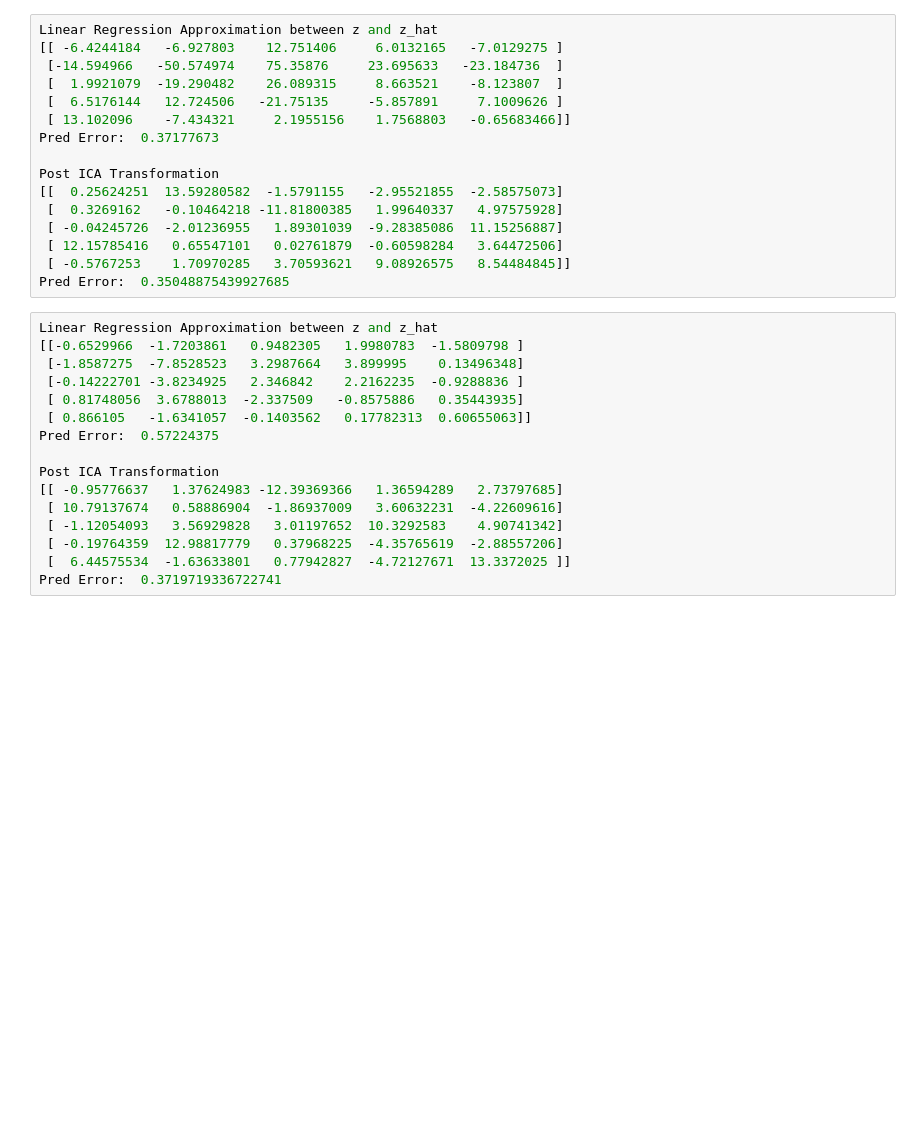
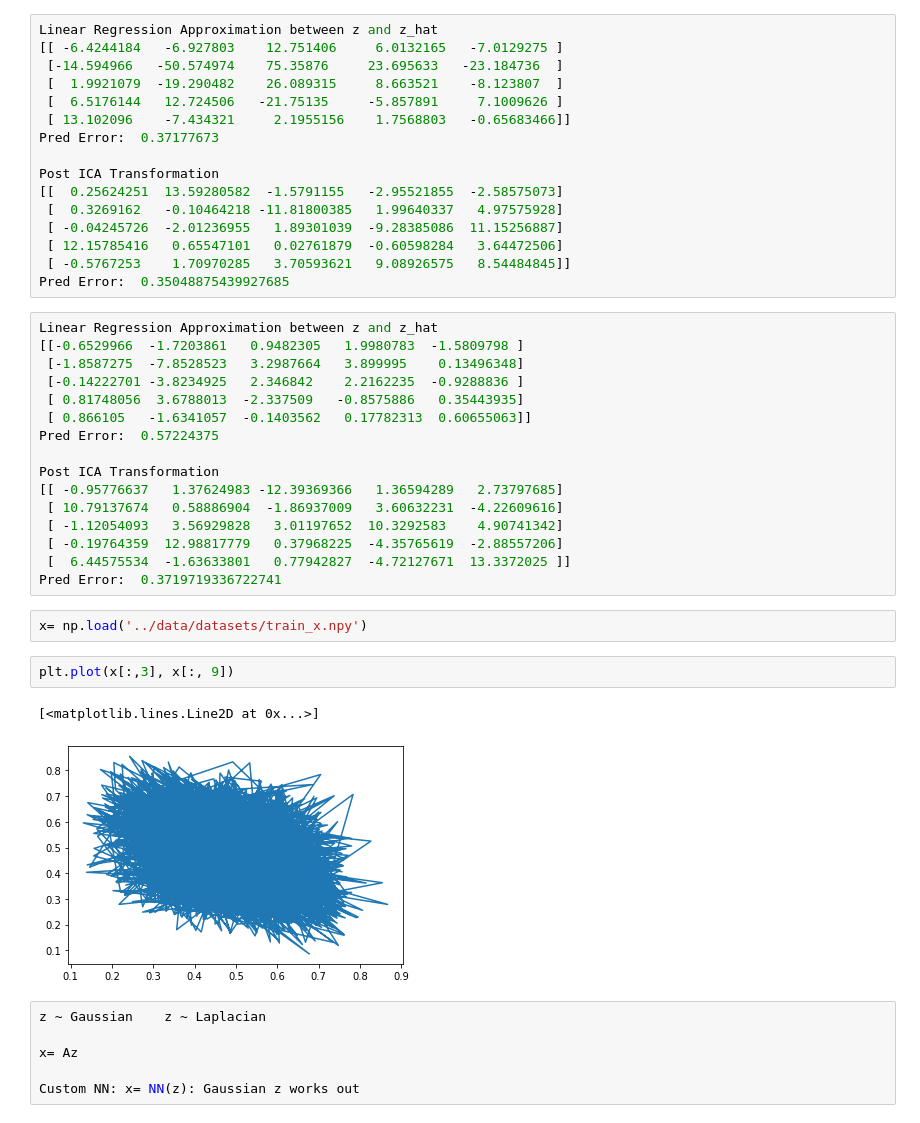
Before and after one commit to divyat09/ood_identification, a Jupyter notebook: notebooks/Regression_Dataset.ipynb, the cells around one changed output. Drawn from its saved outputs; the diff is of its cells as text; blank space fills up the shorter version.

```diff
--- a/notebooks/Regression_Dataset.ipynb
+++ b/notebooks/Regression_Dataset.ipynb
@@ -116,3 +116,16 @@ Post ICA Transformation
  [ -0.19764359  12.98817779   0.37968225  -4.35765619  -2.88557206]
  [  6.44575534  -1.63633801   0.77942827  -4.72127671  13.3372025 ]]
 Pred Error:  0.3719719336722741
+# %%
+x= np.load('../data/datasets/train_x.npy')
+# %%
+plt.plot(x[:,3], x[:, 9])
+# %% [output]
+[<matplotlib.lines.Line2D at 0x...>]
+[figure, added]
+# %%
+z ~ Gaussian    z ~ Laplacian
+
+x= Az
+
+Custom NN: x= NN(z): Gaussian z works out
```
Also changed, not shown: parts of 1 cell of this notebook, 12 other files.
